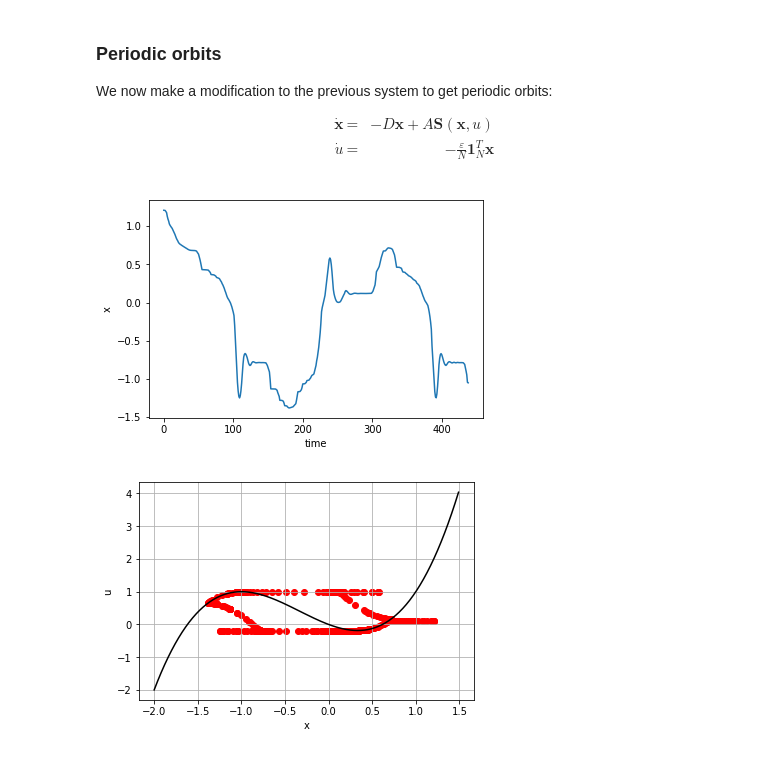
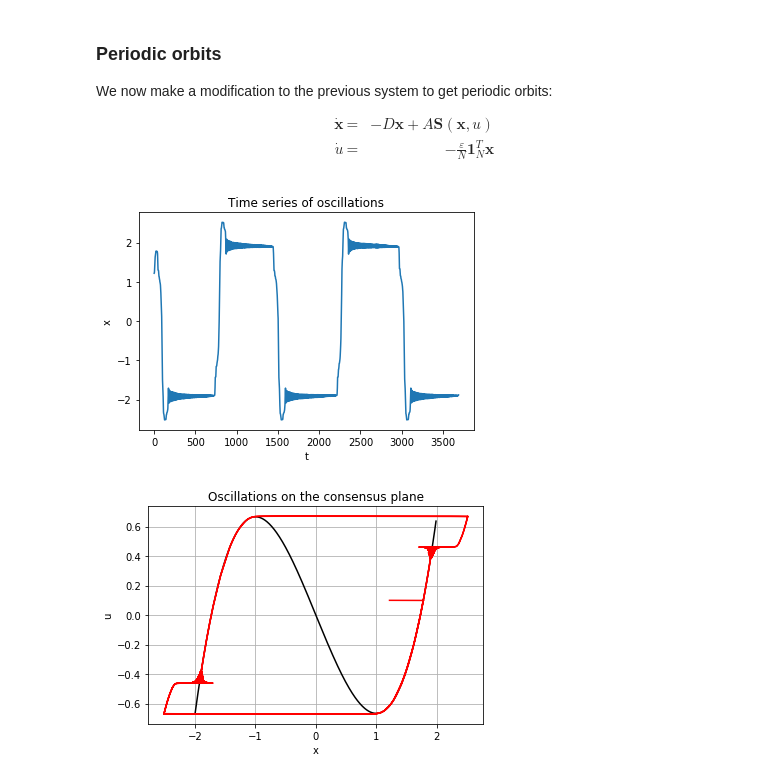
Before and after one commit to hkumar6/thesis-notebooks, a Jupyter notebook: fast_slow_connected.ipynb, the cells around one changed output. Cells and saved outputs as stored; diff of their text form; code cells hidden in the pictures.

```diff
--- a/fast_slow_connected.ipynb
+++ b/fast_slow_connected.ipynb
@@ -31,0 +27,4 @@ g.add_edges_from([
+# %%
+N = 4
+#g = nx.cycle_graph(N, create_using=nx.DiGraph)
+g = get_strongly_connected_digraph(N)
@@ -39,10 +44,10 @@ from scipy.linalg import null_space
 # %%
 L = D - 2*A
 # %%
-s_xu = lambda x,u: 2*x - np.square(x) - np.power(x,3) + u
+s_xu = lambda x,u: 2*x - np.power(x,3)/3 + u
 phi_xu = lambda x,u: x - s_xu(x,u)
 
-x_range = np.arange(-2, 1.5, 0.01)
+x_range = np.arange(-2, 2, 0.01)
 
 p1 = np.argmin(s_xu(x_range[0:100], -1))
 p2 = 200 + np.argmax(s_xu(x_range[200:], -1))
@@ -109,16 +114,19 @@ f_t = lambda t,x:np.append(-D.dot(x[:-1]) + A.dot(s_xu(x[:-1],x[-1])), -np.mean(
 res2 = solve_ivp(fun=f_t, t_span=[0,40000], y0=np.append(1.2 + np.random.rand(N)/10, 0.1), method='BDF')
 # %%
 plt.plot(res2.y[0,:])
-plt.xlabel("time")
+plt.xlabel("t")
 plt.ylabel("x")
-plt.show()
+plt.title("Time series of oscillations")
+mplt2tikz.save("fast_slow_ts.tex")
 # %% [output]
-[figure, old version]
+[figure, new version]
 # %%
 plt.plot(x_range, phi_xu(x_range,0), color='black')
-plt.scatter(res2.y[0,:], res2.y[N,:], color='red')
+plt.plot(res2.y[0,:], res2.y[N,:], color='red')
 plt.xlabel('x')
 plt.ylabel('u')
+plt.title("Oscillations on the consensus plane")
 plt.grid()
+mplt2tikz.save("fast_slow_osc.tex")
 # %% [output]
-[figure, old version]
+[figure, new version]
```
Also changed, not shown: parts of 14 cells of this notebook, 43 other files.
